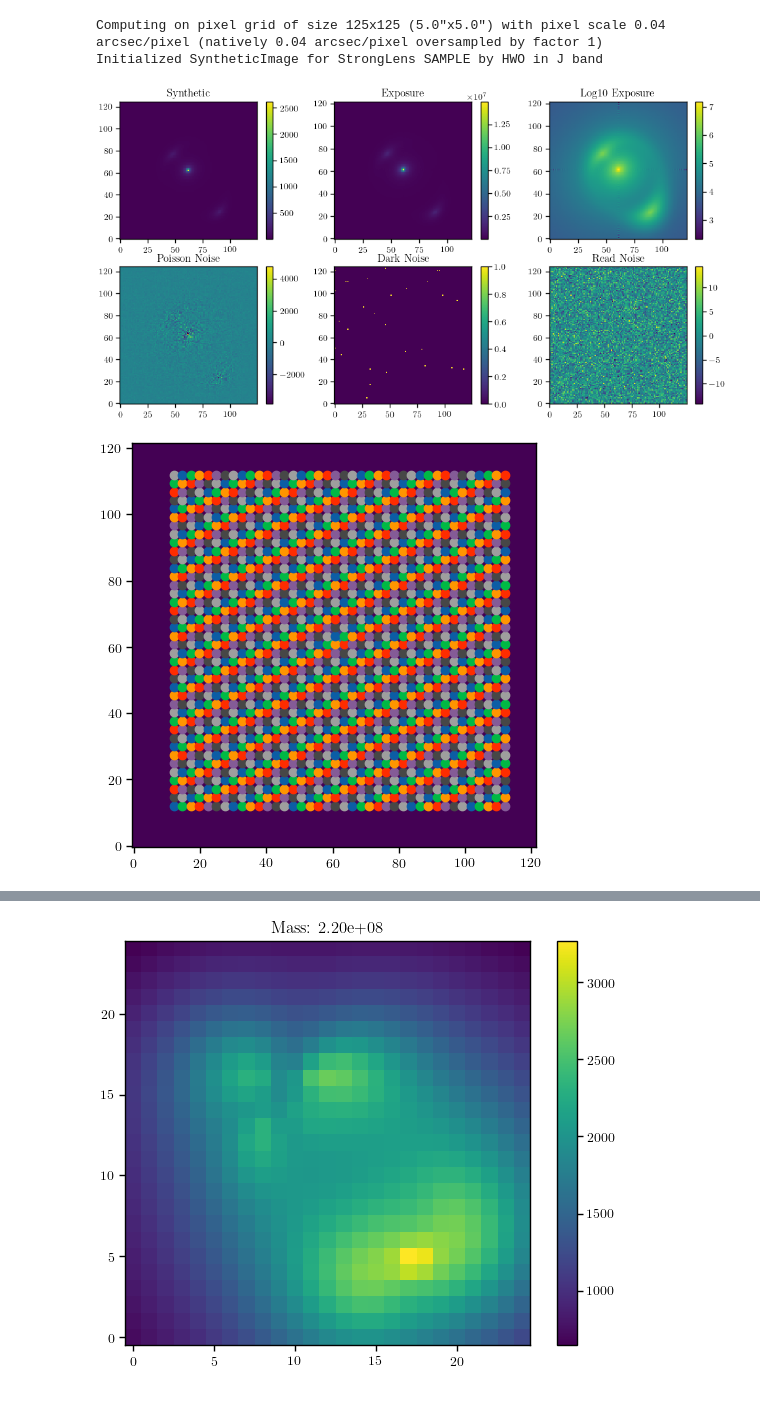
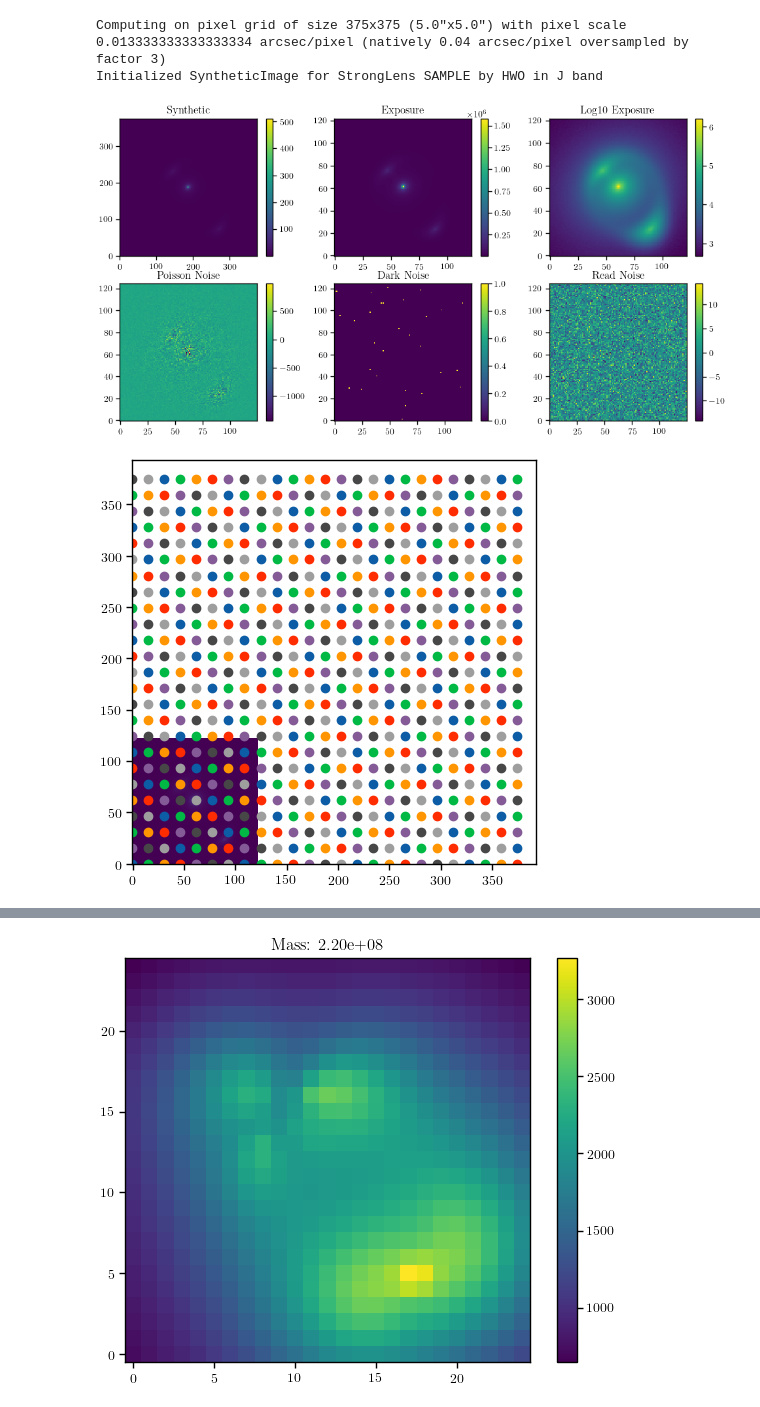
Before and after one commit to AstroMusers/mejiro, a Jupyter notebook: notebooks/hwo/lowest_detectable_subhalo_mass_hwo.ipynb, the cells around one changed output, grey strips where cells are left out. Cells and saved outputs as stored; diff of their text form; code cells hidden in the pictures.

```diff
--- a/notebooks/hwo/lowest_detectable_subhalo_mass_hwo.ipynb
+++ b/notebooks/hwo/lowest_detectable_subhalo_mass_hwo.ipynb
@@ -48,8 +44,8 @@ lens = SampleStrongLens()
 hwo = HWO()
 band = 'J'
 scene_size = 5  # arcsec
-oversample = 1
-exposure_time = 10000
+oversample = 3
+exposure_time = 1000
 rng = galsim.UniformDeviate(42)
 
 synth_no_subhalo = SyntheticImage(lens, hwo, band, arcsec=scene_size, oversample=oversample)
@@ -76,19 +72,19 @@ ax[1,1].set_title('Dark Noise')
 ax[1,2].set_title('Read Noise')
 plt.show()
 # %% [output]
-Computing on pixel grid of size 125x125 (5.0"x5.0") with pixel scale 0.04 arcsec/pixel (natively 0.04 arcsec/pixel oversampled by factor 1)
+Computing on pixel grid of size 375x375 (5.0"x5.0") with pixel scale 0.013333333333333334 arcsec/pixel (natively 0.04 arcsec/pixel oversampled by factor 3)
 Initialized SyntheticImage for StrongLens SAMPLE by HWO in J band
-[figure, old version]
+[figure, new version]
 # %%
 synth_no_subhalo.set_native_coords()
 
 plt.imshow(exposure_no_subhalo.exposure)
 
-for x, y in util.make_grid(4, 40):
+for x, y in util.make_grid(5, 25):
     coord_x, coord_y = synth_no_subhalo.coords.map_coord2pix(x, y)
     plt.scatter(coord_x, coord_y)
 
 plt.show()
 # %% [output]
-[figure, old version]
+[figure, new version]
 # %%
```
Also changed, not shown: parts of 5 cells of this notebook, 3 other files.
